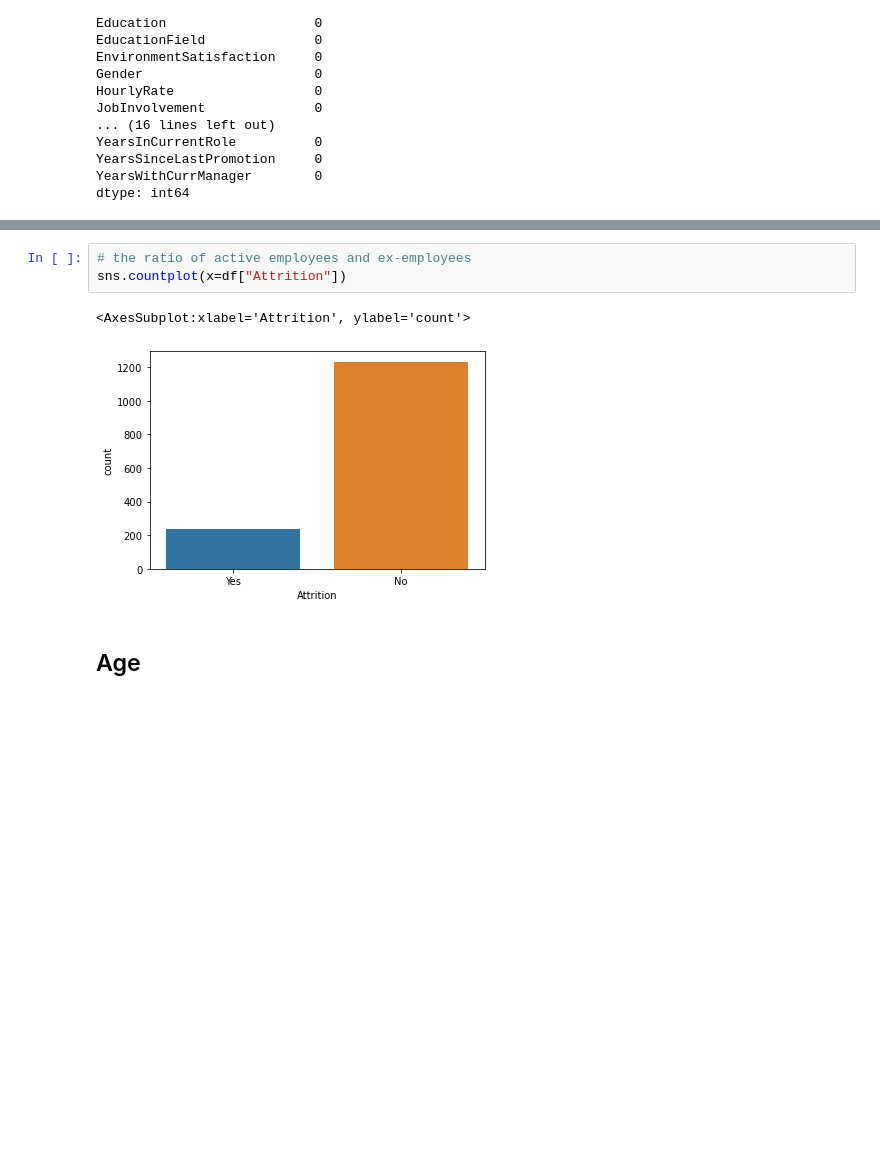
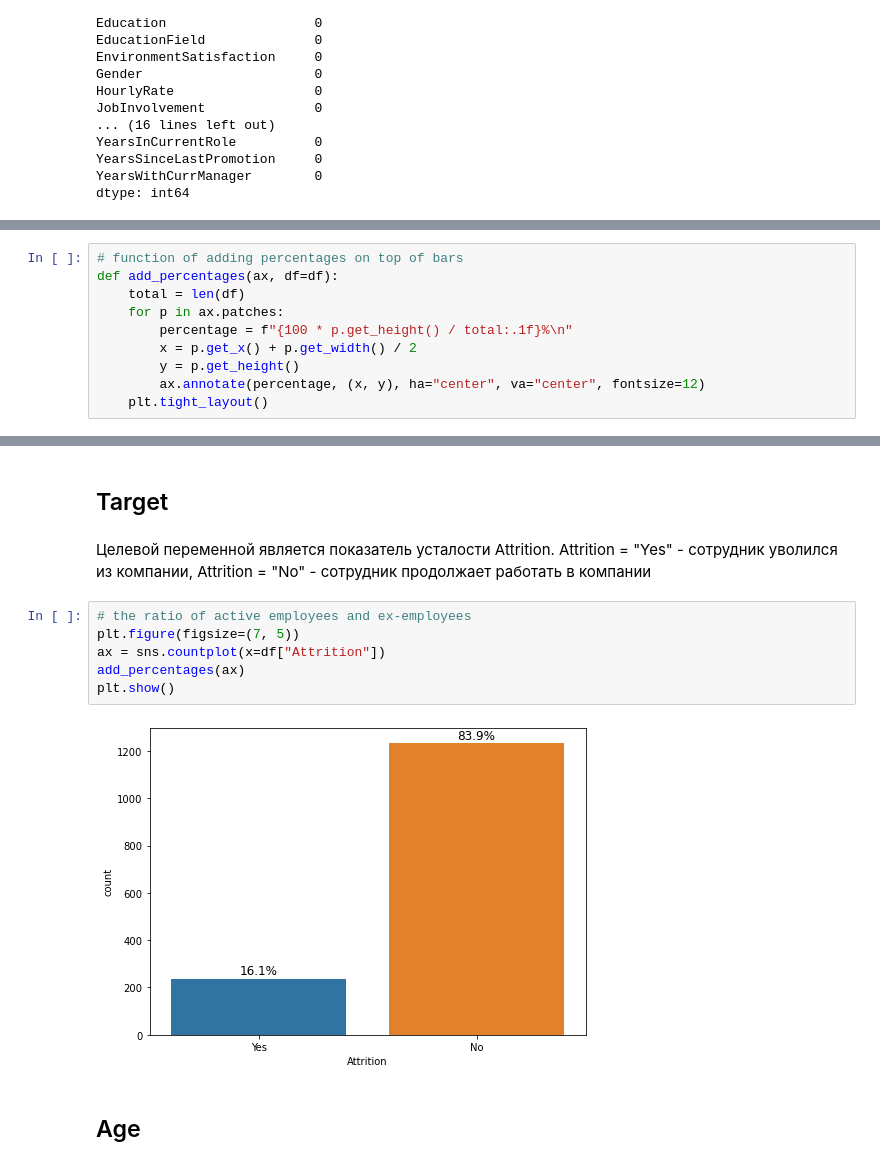
Before and after one commit to slavaminchuk/Employee-Churn, a Jupyter notebook: Отток сотрудников.ipynb, the cells around one changed output, grey strips where cells are left out. Cells and saved outputs as stored; diff of their text form; blank space fills up the shorter version.

```diff
--- a/Отток сотрудников.ipynb
+++ b/Отток сотрудников.ipynb
@@ -131,3 +147,13 @@ df.hist(figsize=(20, 20))
 plt.show()
 # %% [output]
 [figure]
+# %%
+# function of adding percentages on top of bars
+def add_percentages(ax, df=df):
+    total = len(df)
+    for p in ax.patches:
+        percentage = f"{100 * p.get_height() / total:.1f}%\n"
+        x = p.get_x() + p.get_width() / 2
+        y = p.get_height()
+        ax.annotate(percentage, (x, y), ha="center", va="center", fontsize=12)
+    plt.tight_layout()
@@ -134,9 +187,15 @@ plt.show()
+# %% [markdown]
+## Target
+# %% [markdown]
+Целевой переменной является показатель усталости Attrition. Attrition = "Yes" - сотрудник уволился из компании, Attrition = "No" - сотрудник продолжает работать в компании
 # %%
 # the ratio of active employees and ex-employees
-sns.countplot(x=df["Attrition"])
+plt.figure(figsize=(7, 5))
+ax = sns.countplot(x=df["Attrition"])
+add_percentages(ax)
+plt.show()
 # %% [output]
-<AxesSubplot:xlabel='Attrition', ylabel='count'>
-[figure, old version]
+[figure, new version]
 # %% [markdown]
 ## Age
 # %%
```
Also changed, not shown: parts of 96 cells of this notebook.
